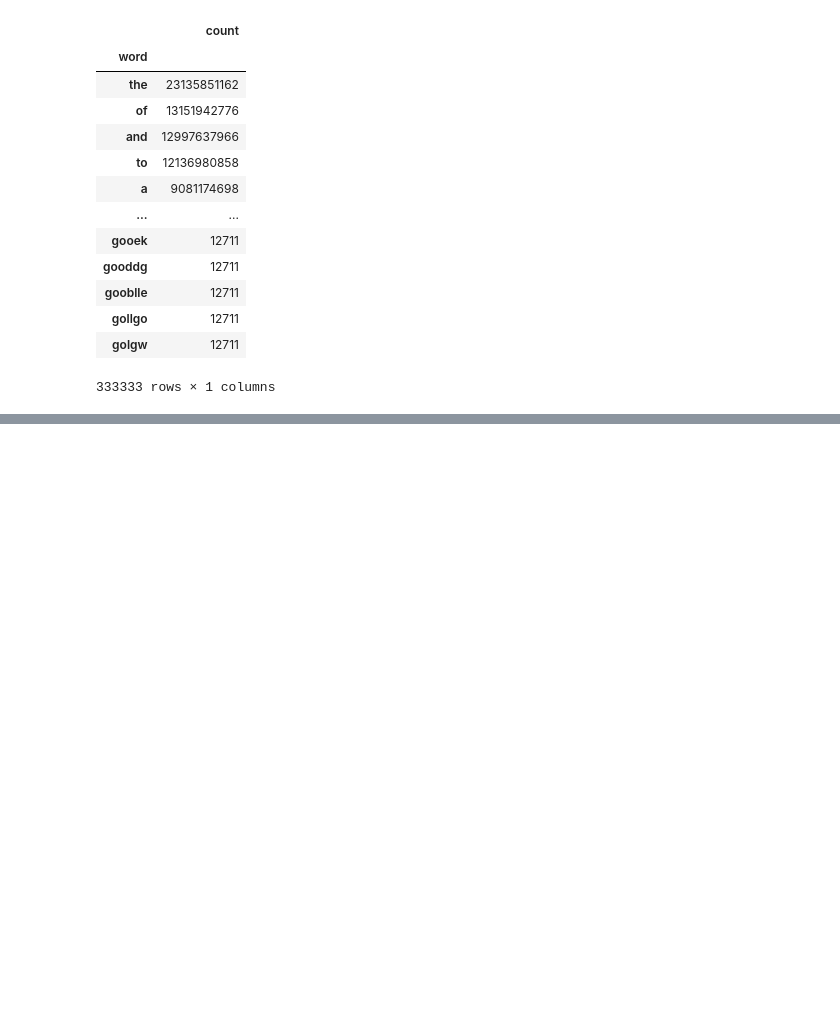
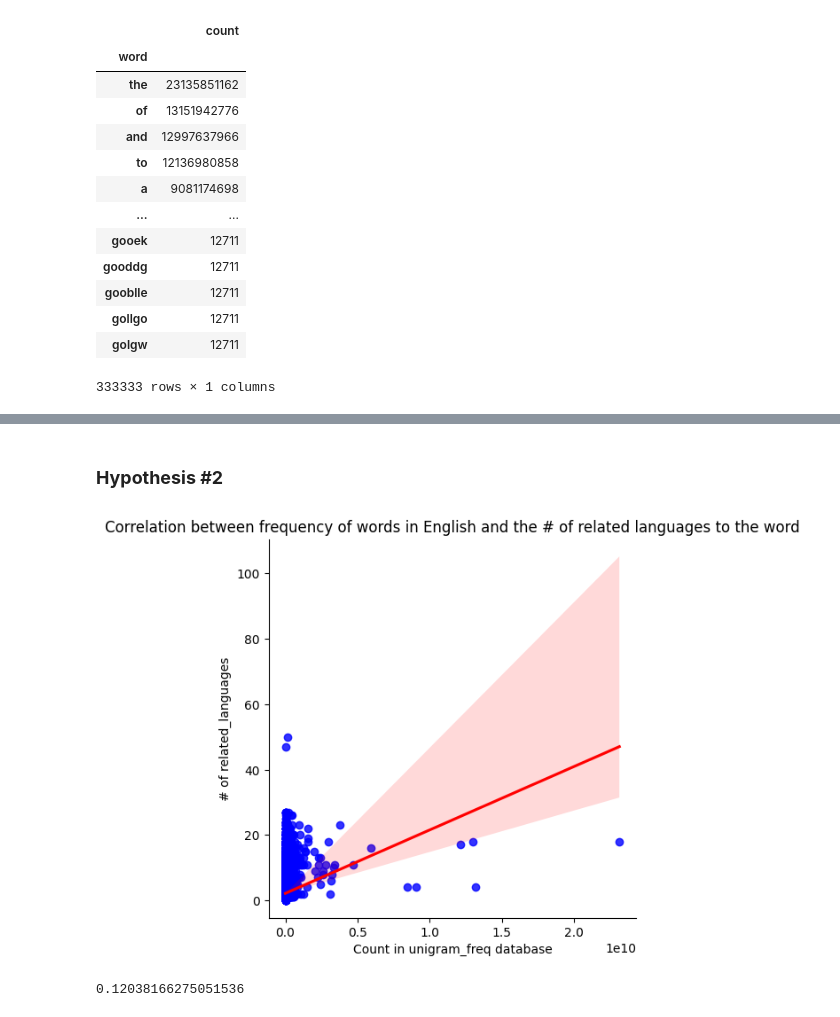
Before and after one commit to MaximilianHollis/cmsc320-final-project, a Jupyter notebook: cmsc320-etymology-project.ipynb, the cells around one changed output, grey strips where cells are left out. Cells and saved outputs as stored; diff of their text form; code cells hidden in the pictures; blank space fills up the shorter version.

Commit message:
added hypothesis #2

```diff
--- a/cmsc320-etymology-project.ipynb
+++ b/cmsc320-etymology-project.ipynb
@@ -154,3 +168,45 @@ df
 | triose | has_confix | English | tri | 1.271100e+04 | 2.161278e-08 |
 | triose | has_confix | English | ose | 1.271100e+04 | 2.161278e-08 |
 254347 rows × 5 columns
+# %% [markdown]
+### **Hypothesis #2**
+# %%
+#Hypothesis #2
+import matplotlib.pyplot as plt
+import pandas as pd
+import numpy as np
+
+ety_df = pd.read_csv('etymology.csv')
+
+uni_df = pd.read_csv('unigram_freq.csv')
+
+english_ety = ety_df[ety_df['lang'] == 'English'].groupby('term')['related_lang'].nunique()
+
+new_df = pd.merge(uni_df, english_ety, left_on= 'word', right_on = 'term', how = 'inner')
+
+
+import seaborn as sns
+
+
+
+
+
+
+scatter_df = new_df[['count', 'related_lang']]
+
+scatter_df = scatter_df.rename(columns={'count': 'x', 'related_lang': 'y'})
+
+correlation = scatter_df['x'].corr(scatter_df['y'])
+
+sns.lmplot(x='x', y='y', data=scatter_df, line_kws={'color': 'red'}, scatter_kws={'color': 'blue'})
+
+plt.xlabel('Count in unigram_freq database')
+plt.ylabel('# of related_languages')
+plt.title('Correlation between frequency of words in English and the # of related languages to the word')
+
+plt.show()
+
+print(correlation)
+# %% [output]
+[figure, added]
+0.12038166275051536
```
Also changed, not shown: parts of 6 cells of this notebook.
